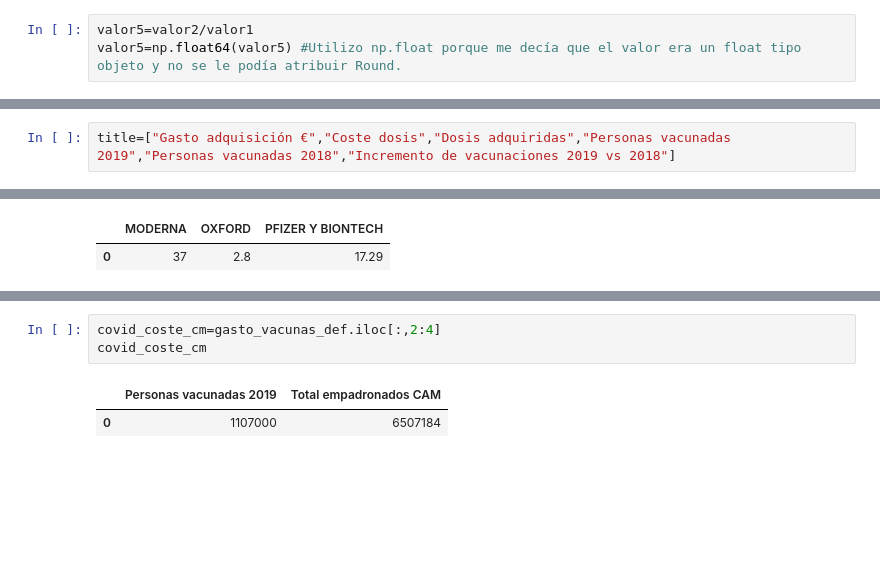
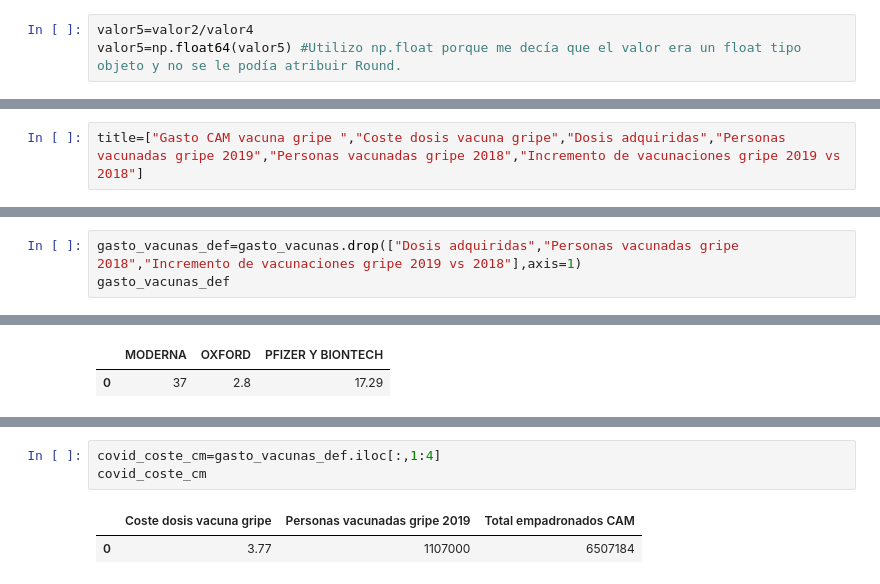
Before and after one commit to JMGONB/DS_0620, a Jupyter notebook: mi_proyecto_agosto/src/utils/vacunas.ipynb, the cells around one changed output, grey strips where cells are left out. Cells and saved outputs as stored; diff of their text form; blank space fills up the shorter version.

Commit message:
Vacunas 20-08-2020 actualizado 11:37

```diff
--- a/mi_proyecto_agosto/src/utils/vacunas.ipynb
+++ b/mi_proyecto_agosto/src/utils/vacunas.ipynb
@@ -226,7 +226,7 @@ valor4
 # %% [output]
 1250000
 # %%
-valor5=valor2/valor1
+valor5=valor2/valor4
 valor5=np.float64(valor5) #Utilizo np.float porque me decía que el valor era un float tipo objeto y no se le podía atribuir Round.
 # %%
 valor5=valor5.round(2)
@@ -252,5 +252,5 @@ gasto
 # %%
-title=["Gasto adquisición €","Coste dosis","Dosis adquiridas","Personas vacunadas 2019","Personas vacunadas 2018","Incremento de vacunaciones 2019 vs 2018"]
+title=["Gasto CAM vacuna gripe ","Coste dosis vacuna gripe","Dosis adquiridas","Personas vacunadas gripe 2019","Personas vacunadas gripe 2018","Incremento de vacunaciones gripe 2019 vs 2018"]
 # %%
 data={title[0]:[valor2],title[1]:[valor5],title[2]:[valor4],title[3]:[valor1],title[4]:[vacunaciones_2018],title[5]:[valor3]}
 # %%
@@ -787,0 +792,3 @@ gasto_vacunas_def
+# %%
+gasto_vacunas_def=gasto_vacunas.drop(["Dosis adquiridas","Personas vacunadas gripe 2018","Incremento de vacunaciones gripe 2019 vs 2018"],axis=1)
+gasto_vacunas_def
@@ -962,6 +989,6 @@ resultados1
 # %%
-covid_coste_cm=gasto_vacunas_def.iloc[:,2:4]
+covid_coste_cm=gasto_vacunas_def.iloc[:,1:4]
 covid_coste_cm
 # %% [output]
-|  | Personas vacunadas 2019 | Total empadronados CAM |
-| 0 | 1107000 | 6507184 |
+|  | Coste dosis vacuna gripe | Personas vacunadas gripe 2019 | Total empadronados CAM |
+| 0 | 3.77 | 1107000 | 6507184 |
```
Also changed, not shown: parts of 46 cells of this notebook.
